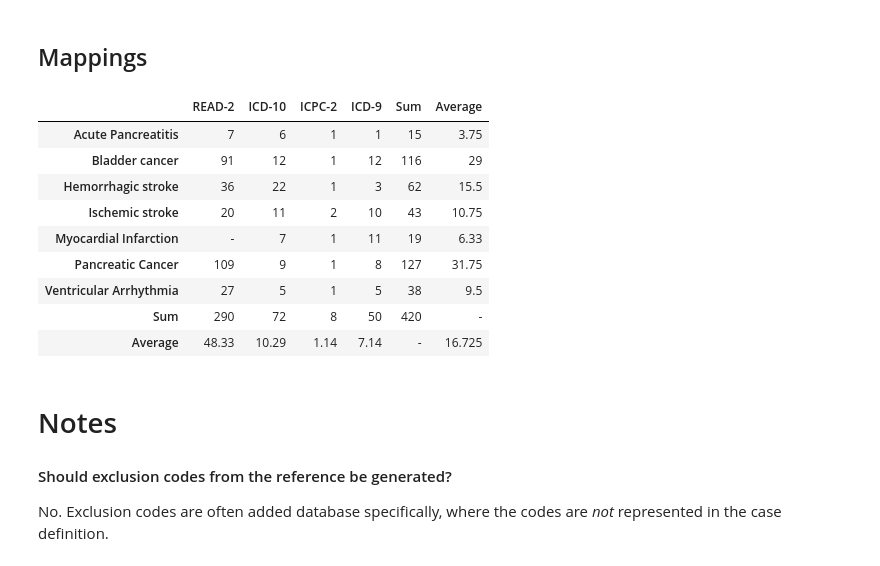
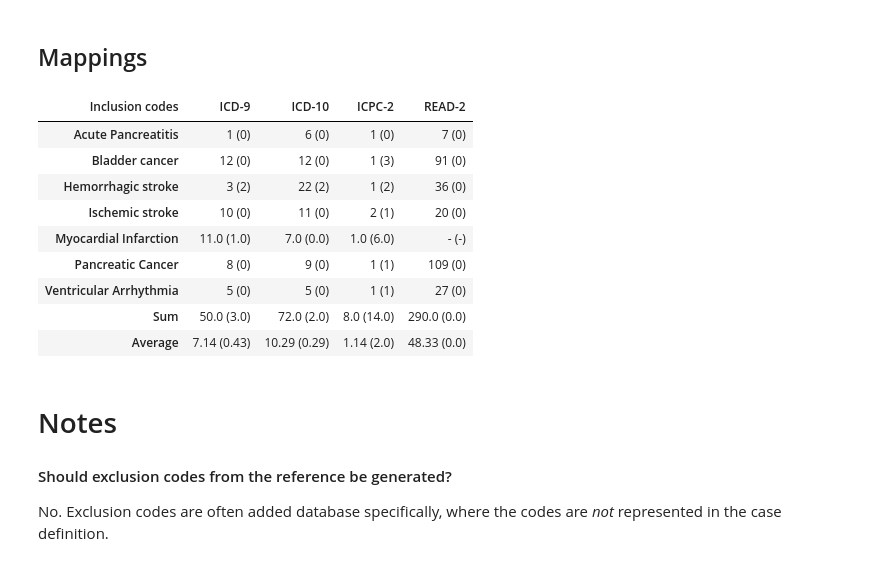
Before and after one commit to mi-erasmusmc/comap, a Jupyter notebook: evaluation/lib/CoMap evaluation.ipynb, the cells around one changed output. Drawn from its saved outputs; the diff is of its cells as text; code cells hidden in the pictures.

```diff
--- a/evaluation/lib/CoMap evaluation.ipynb
+++ b/evaluation/lib/CoMap evaluation.ipynb
@@ -79,7 +79,7 @@ def _repr_latex_(self):
 pd.DataFrame._repr_latex_ = _repr_latex_  # monkey patch pandas DataFrame
 """
 
-PROJECT = os.getenv('COMAP_PROJECT')
+PROJECT = 'safeguard' # os.getenv('COMAP_PROJECT')
 print("PROJECT:", PROJECT)
 # %% [output]
 PROJECT: safeguard
@@ -149,27 +149,50 @@ ev['variation event database recall precision'.split()].head()
 # %% [markdown]
 ## Mappings
 # %%
-df = mappings.describe()
-df.index = df.index.map(database_label)
-df.columns = df.columns.map(event_label)
-df['Sum'] = df.iloc[:4,:7].sum(axis=1)
-df['Average'] = df.iloc[:4,:7].mean(axis=1).round(2)
-df.ix['Sum'] = df.iloc[:4, :7].sum()
-df.ix['Average'] = df.iloc[:4, :7].mean().round(2)
-df.ix['Sum']['Sum'] = df['Sum'].sum()
-df.ix['Average']['Average'] = df['Average'].mean()
-df.fillna('-').T
+df_m = mappings.describe()
+df_m.index = df_m.index.map(database_label)
+df_m.columns = df_m.columns.map(event_label)
+df_m.index.name = 'Inclusion codes'
+df_m['Sum'] = df_m.iloc[:4,:7].sum(axis=1)
+df_m['Average'] = df_m.iloc[:4,:7].mean(axis=1).round(2)
+#df.ix['Sum'] = df.iloc[:4, :7].sum()
+#df.ix['Average'] = df.iloc[:4, :7].mean().round(2)
+#df.ix['Sum']['Sum'] = df['Sum'].sum()
+#df.ix['Average']['Average'] = df['Average'].mean()
+df_m.fillna('-').T[['ICD-9', 'ICD-10', 'ICPC-2', 'READ-2']]
+
+df_e = mappings.describe(exclusions=True)
+
+df_e.index = df_e.index.map(database_label)
+df_e.columns = df_e.columns.map(event_label)
+df_e.index.name = 'Exclusion codes'
+
+df_e['Sum'] = df_e.iloc[:4,:7].sum(axis=1)
+df_e['Average'] = df_e.iloc[:4,:7].mean(axis=1).round(2)
+df_e.fillna('-').T[['ICD-9', 'ICD-10', 'ICPC-2', 'READ-2']]
+
+def combine_pair(t):
+    return '{} ({})'.format(t.inc, t.exc)
+
+def combine_row(inc, exc):
+    return (pd.DataFrame({'inc': inc.fillna('-'), 'exc': exc.fillna('-')})
+              .apply(combine_pair, axis=1))
+
+df = (df_m.combine(df_e, combine_row)
+      .T[['ICD-9', 'ICD-10', 'ICPC-2', 'READ-2']])
+df.index.nam = 'Events'
+df
 # %% [output]
-|  | READ-2 | ICD-10 | ICPC-2 | ICD-9 | Sum | Average |
-| Acute Pancreatitis | 7 | 6 | 1 | 1 | 15 | 3.75 |
-| Bladder cancer | 91 | 12 | 1 | 12 | 116 | 29 |
-| Hemorrhagic stroke | 36 | 22 | 1 | 3 | 62 | 15.5 |
-| Ischemic stroke | 20 | 11 | 2 | 10 | 43 | 10.75 |
-| Myocardial Infarction | - | 7 | 1 | 11 | 19 | 6.33 |
-| Pancreatic Cancer | 109 | 9 | 1 | 8 | 127 | 31.75 |
-| Ventricular Arrhythmia | 27 | 5 | 1 | 5 | 38 | 9.5 |
-| Sum | 290 | 72 | 8 | 50 | 420 | - |
-| Average | 48.33 | 10.29 | 1.14 | 7.14 | - | 16.725 |
+| Inclusion codes | ICD-9 | ICD-10 | ICPC-2 | READ-2 |
+| Acute Pancreatitis | 1 (0) | 6 (0) | 1 (0) | 7 (0) |
+| Bladder cancer | 12 (0) | 12 (0) | 1 (3) | 91 (0) |
+| Hemorrhagic stroke | 3 (2) | 22 (2) | 1 (2) | 36 (0) |
+| Ischemic stroke | 10 (0) | 11 (0) | 2 (1) | 20 (0) |
+| Myocardial Infarction | 11.0 (1.0) | 7.0 (0.0) | 1.0 (6.0) | - (-) |
+| Pancreatic Cancer | 8 (0) | 9 (0) | 1 (1) | 109 (0) |
+| Ventricular Arrhythmia | 5 (0) | 5 (0) | 1 (1) | 27 (0) |
+| Sum | 50.0 (3.0) | 72.0 (2.0) | 8.0 (14.0) | 290.0 (0.0) |
+| Average | 7.14 (0.43) | 10.29 (0.29) | 1.14 (2.0) | 48.33 (0.0) |
 # %% [markdown]
 # Notes
 
```
Also changed, not shown: parts of 14 cells of this notebook, 4 other files.
